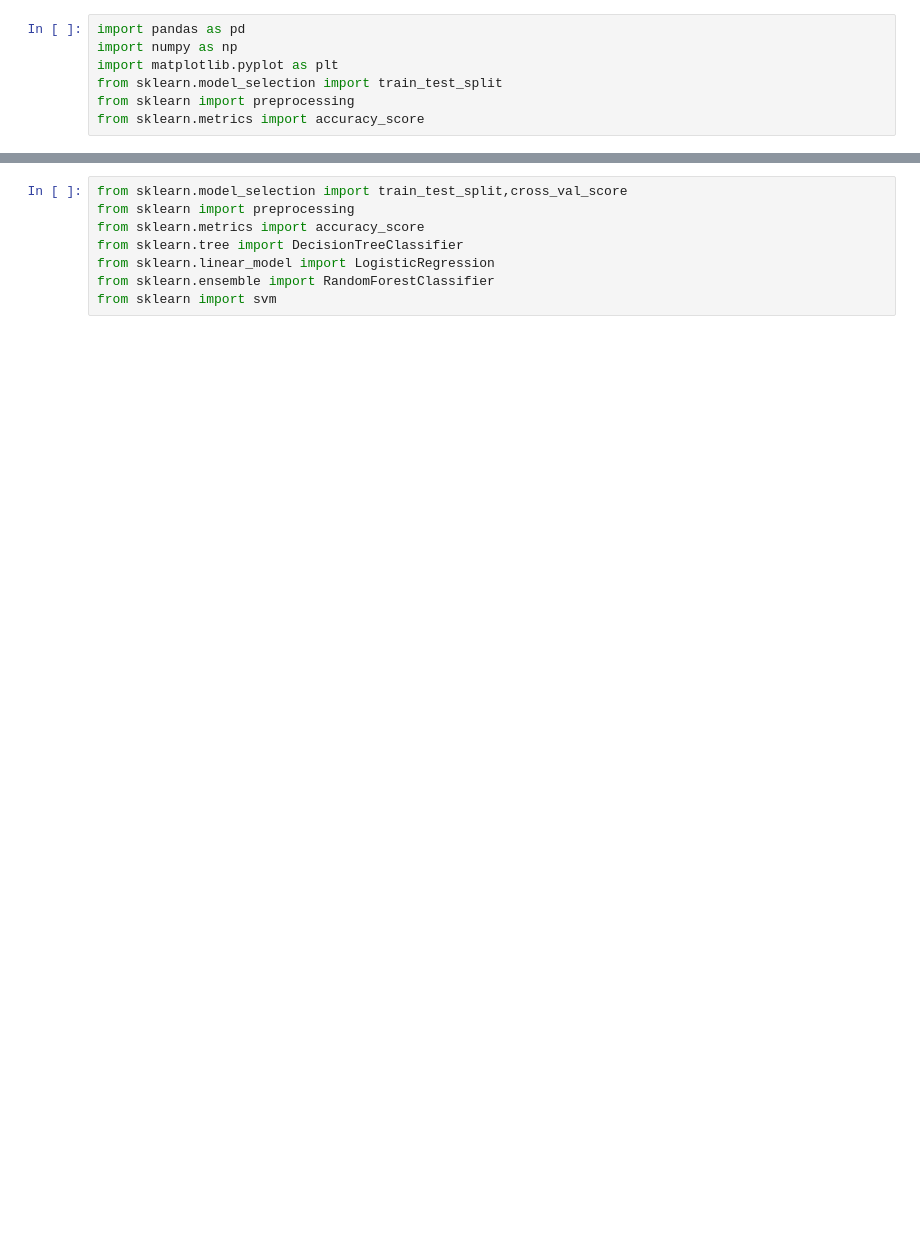
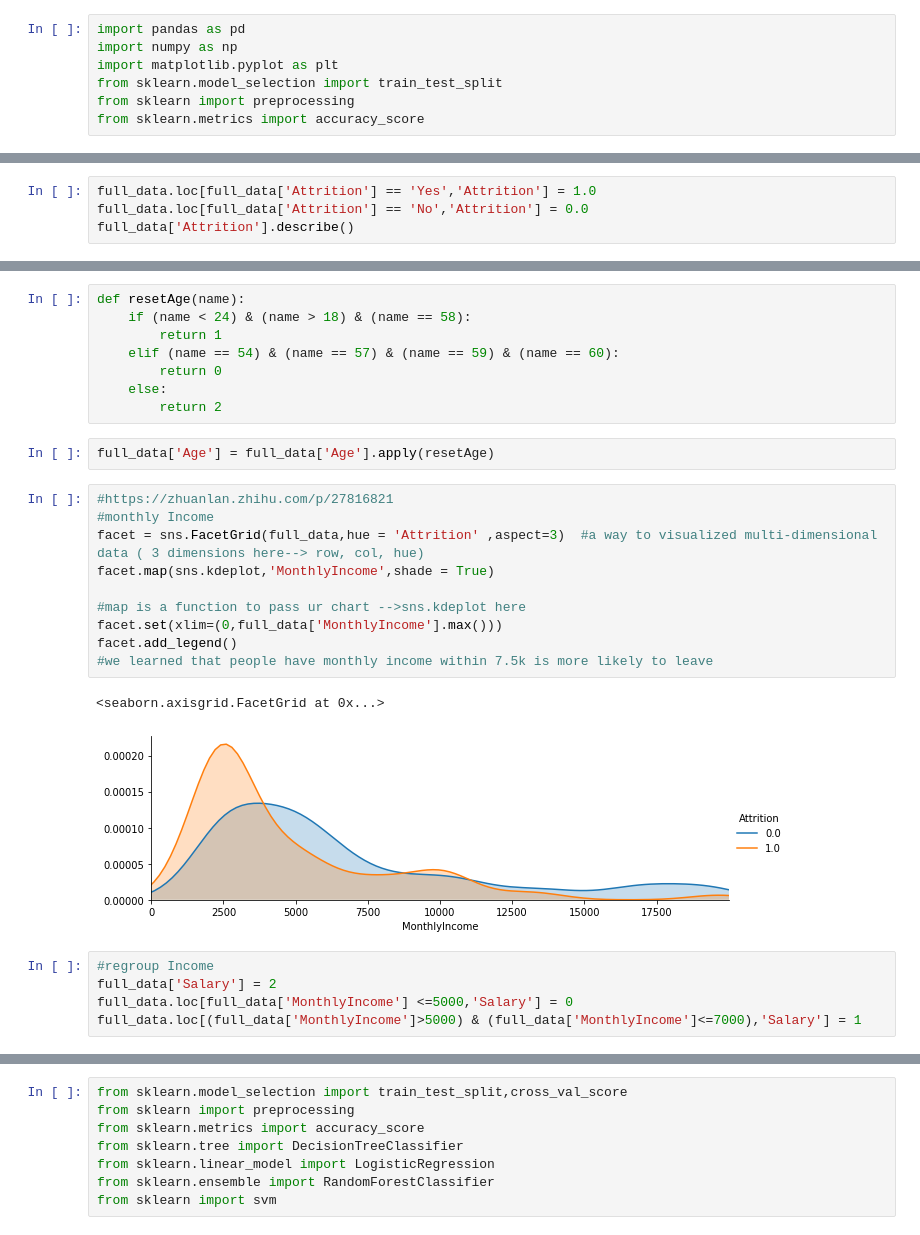
Before and after one commit to tingtingting118/RSclass, a Jupyter notebook: Employee_churn_rate.ipynb, the cells around one changed output, grey strips where cells are left out. Saved outputs shown, nothing was run; the diff lists cells and outputs as text; blank space fills up the shorter version.

```diff
--- a/Employee_churn_rate.ipynb
+++ b/Employee_churn_rate.ipynb
@@ -251,0 +139,4 @@ full_data = pd.concat([full_data,categorial_data],axis = 1)
+# %%
+full_data.loc[full_data['Attrition'] == 'Yes','Attrition'] = 1.0
+full_data.loc[full_data['Attrition'] == 'No','Attrition'] = 0.0
+full_data['Attrition'].describe()
@@ -251,0 +157,28 @@ full_data = pd.concat([full_data,categorial_data],axis = 1)
+# %%
+def resetAge(name):
+    if (name < 24) & (name > 18) & (name == 58):
+        return 1
+    elif (name == 54) & (name == 57) & (name == 59) & (name == 60):
+        return 0
+    else:
+        return 2
+# %%
+full_data['Age'] = full_data['Age'].apply(resetAge)
+# %%
+#https://zhuanlan.zhihu.com/p/27816821
+#monthly Income
+facet = sns.FacetGrid(full_data,hue = 'Attrition' ,aspect=3)  #a way to visualized multi-dimensional data ( 3 dimensions here--> row, col, hue)
+facet.map(sns.kdeplot,'MonthlyIncome',shade = True)
+
+#map is a function to pass ur chart -->sns.kdeplot here
+facet.set(xlim=(0,full_data['MonthlyIncome'].max()))
+facet.add_legend()
+#we learned that people have monthly income within 7.5k is more likely to leave
+# %% [output]
+<seaborn.axisgrid.FacetGrid at 0x...>
+[figure, added]
+# %%
+#regroup Income
+full_data['Salary'] = 2
+full_data.loc[full_data['MonthlyIncome'] <=5000,'Salary'] = 0
+full_data.loc[(full_data['MonthlyIncome']>5000) & (full_data['MonthlyIncome']<=7000),'Salary'] = 1
```
Also changed, not shown: parts of 76 cells of this notebook.
